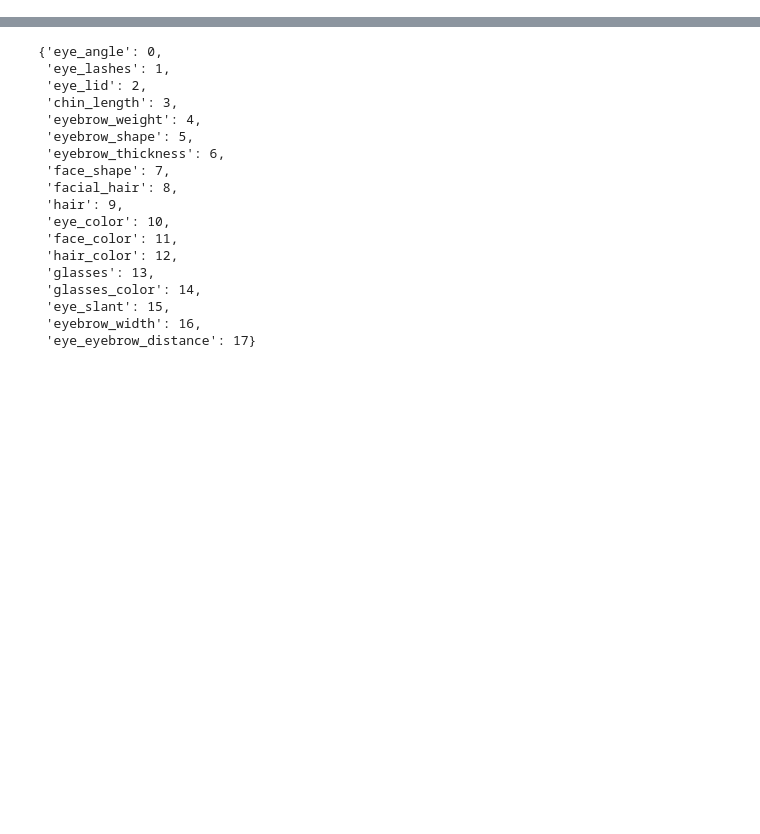
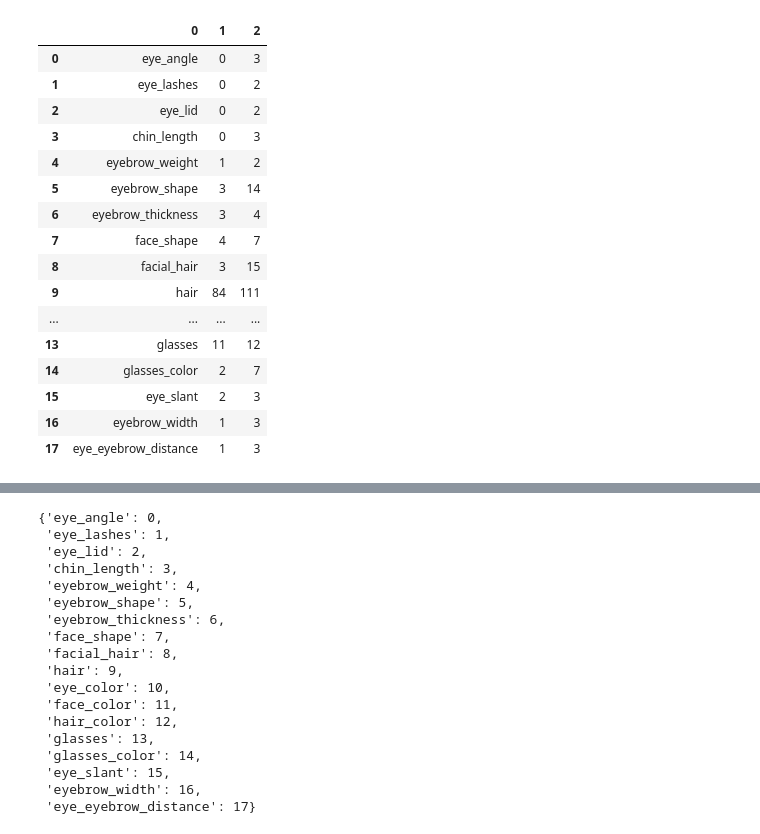
Before and after one commit to prwlnght/deep_learning, a Jupyter notebook: vision/toons_classifier.ipynb, the cells around one changed output, grey strips where cells are left out. Saved outputs shown, nothing was run; the diff lists cells and outputs as text; code cells hidden in the pictures; blank space fills up the shorter version.

```diff
--- a/vision/toons_classifier.ipynb
+++ b/vision/toons_classifier.ipynb
@@ -17 +65,28 @@ os.listdir(data_dir)
+# %%
+# sample a description file. The first column is the 'feature', the second column is the value use to create
+# the artwork in [filename].png
+# the third column lists the total number of values the feature could take
+# the neural network we build will discriminate between that many 'classes'
+subdir_name = np.random.choice(os.listdir(data_dir))
+subdir = os.path.join(data_dir, subdir_name)
+csv_file = os.path.join(subdir, np.random.choice([x for x in os.listdir(subdir) if x.endswith('.csv')]))
+pd.read_csv(csv_file, header=None)
+# %% [output]
+|  | 0 | 1 | 2 |
+| 0 | eye_angle | 0 | 3 |
+| 1 | eye_lashes | 0 | 2 |
+| 2 | eye_lid | 0 | 2 |
+| 3 | chin_length | 0 | 3 |
+| 4 | eyebrow_weight | 1 | 2 |
+| 5 | eyebrow_shape | 3 | 14 |
+| 6 | eyebrow_thickness | 3 | 4 |
+| 7 | face_shape | 4 | 7 |
+| 8 | facial_hair | 3 | 15 |
+| 9 | hair | 84 | 111 |
+| ... | ... | ... | ... |
+| 13 | glasses | 11 | 12 |
+| 14 | glasses_color | 2 | 7 |
+| 15 | eye_slant | 2 | 3 |
+| 16 | eyebrow_width | 1 | 3 |
+| 17 | eye_eyebrow_distance | 1 | 3 |
 # %%
```
Also changed, not shown: parts of 15 cells of this notebook, 2 other files.
